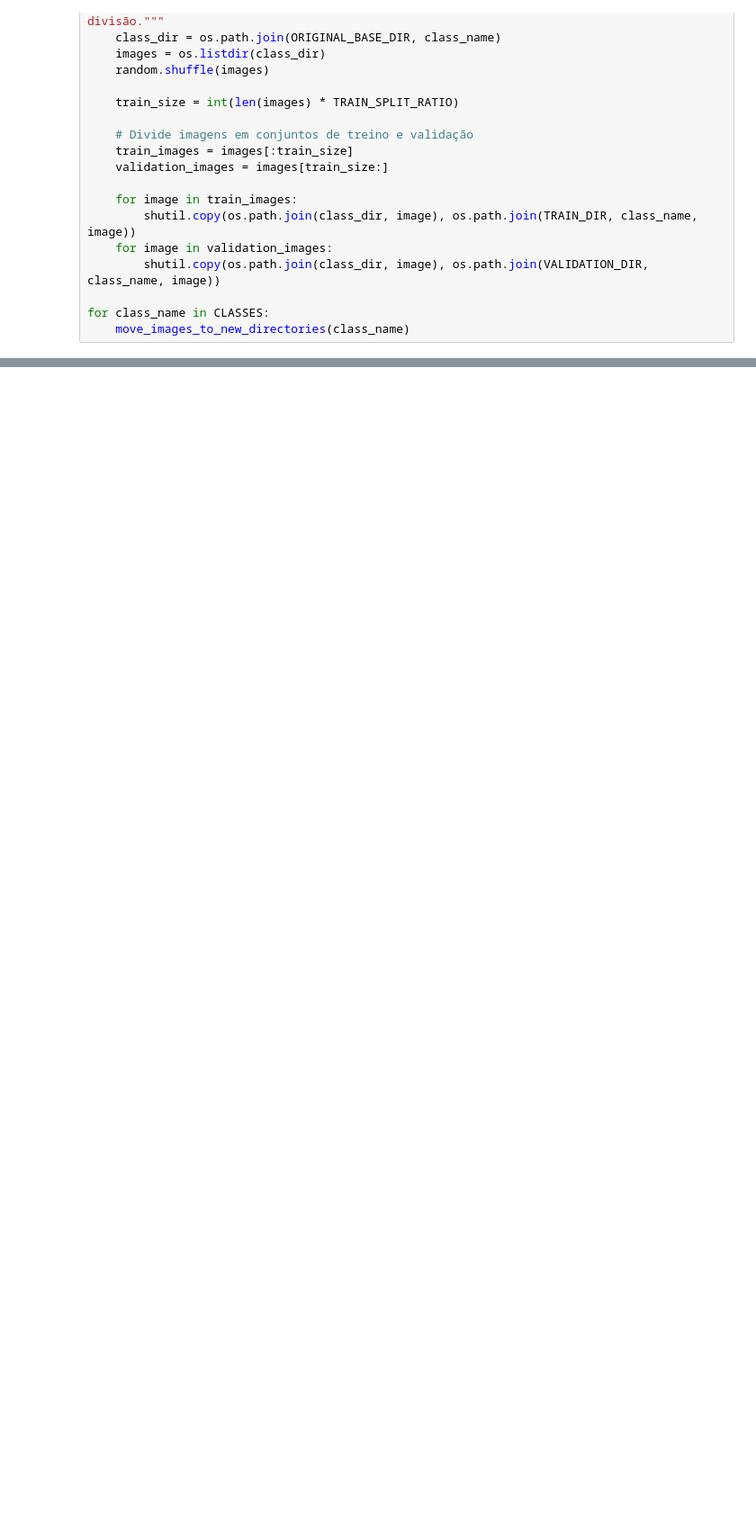
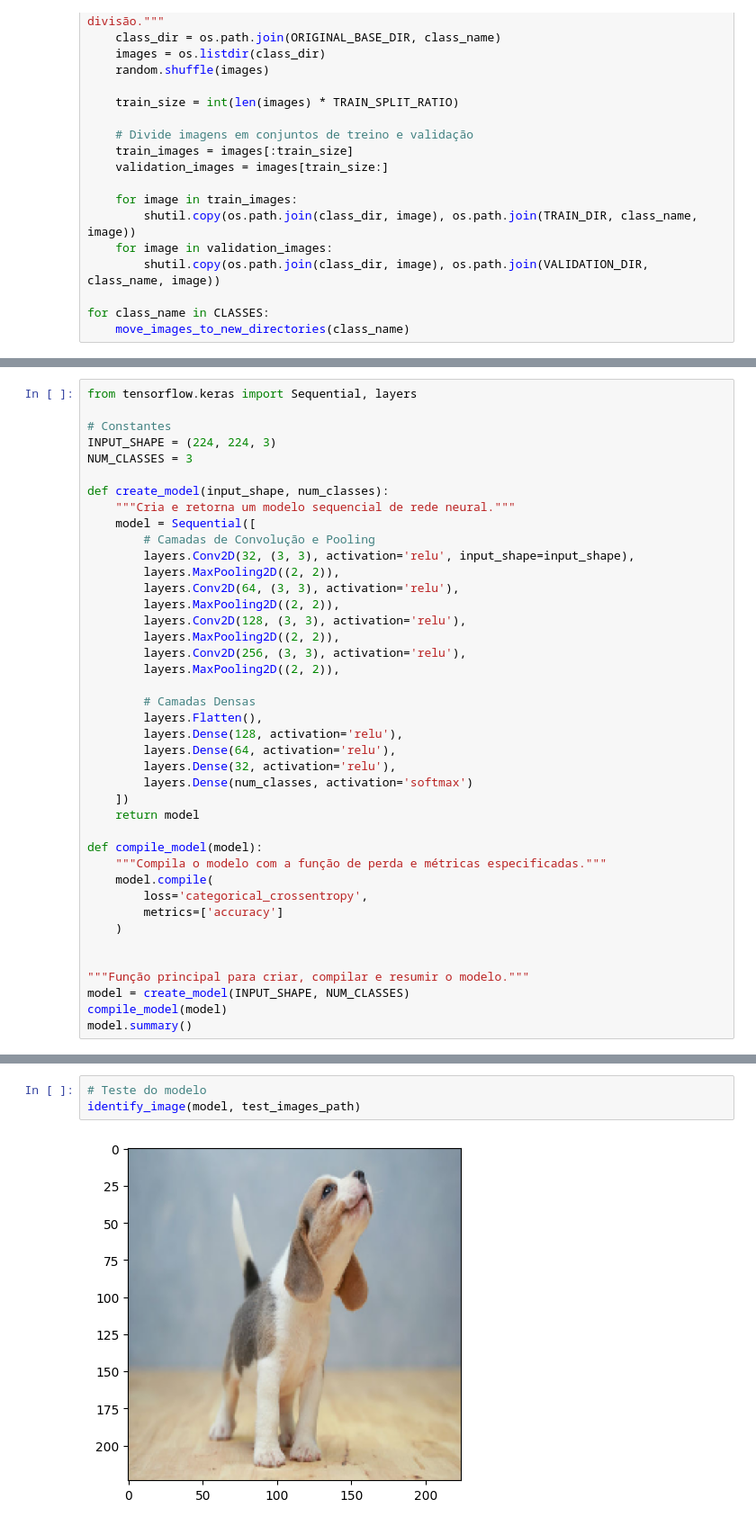
Before and after one commit to caefleury/trainee-cis-ieee, a Jupyter notebook: desafio_05/catdog.ipynb, the cells around one changed output, grey strips where cells are left out. Shown at 90% size. Saved outputs shown, nothing was run; the diff lists cells and outputs as text; blank space fills up the shorter version.

```diff
--- a/desafio_05/catdog.ipynb
+++ b/desafio_05/catdog.ipynb
@@ -46,0 +150,41 @@ for class_name in CLASSES:
+# %%
+from tensorflow.keras import Sequential, layers
+
+# Constantes
+INPUT_SHAPE = (224, 224, 3)
+NUM_CLASSES = 3
+
+def create_model(input_shape, num_classes):
+    """Cria e retorna um modelo sequencial de rede neural."""
+    model = Sequential([
+        # Camadas de Convolução e Pooling
+        layers.Conv2D(32, (3, 3), activation='relu', input_shape=input_shape),
+        layers.MaxPooling2D((2, 2)),
+        layers.Conv2D(64, (3, 3), activation='relu'),
+        layers.MaxPooling2D((2, 2)),
+        layers.Conv2D(128, (3, 3), activation='relu'),
+        layers.MaxPooling2D((2, 2)),
+        layers.Conv2D(256, (3, 3), activation='relu'),
+        layers.MaxPooling2D((2, 2)),
+
+        # Camadas Densas
+        layers.Flatten(),
+        layers.Dense(128, activation='relu'),
+        layers.Dense(64, activation='relu'),
+        layers.Dense(32, activation='relu'),
+        layers.Dense(num_classes, activation='softmax')
+    ])
+    return model
+
+def compile_model(model):
+    """Compila o modelo com a função de perda e métricas especificadas."""
+    model.compile(
+        loss='categorical_crossentropy',
+        metrics=['accuracy']
+    )
+
+
+"""Função principal para criar, compilar e resumir o modelo."""
+model = create_model(INPUT_SHAPE, NUM_CLASSES)
+compile_model(model)
+model.summary()
@@ -46,0 +434,5 @@ for class_name in CLASSES:
+# %%
+# Teste do modelo
+identify_image(model, test_images_path)
+# %% [output]
+[figure, added]
```
Also changed, not shown: parts of 13 cells of this notebook.
